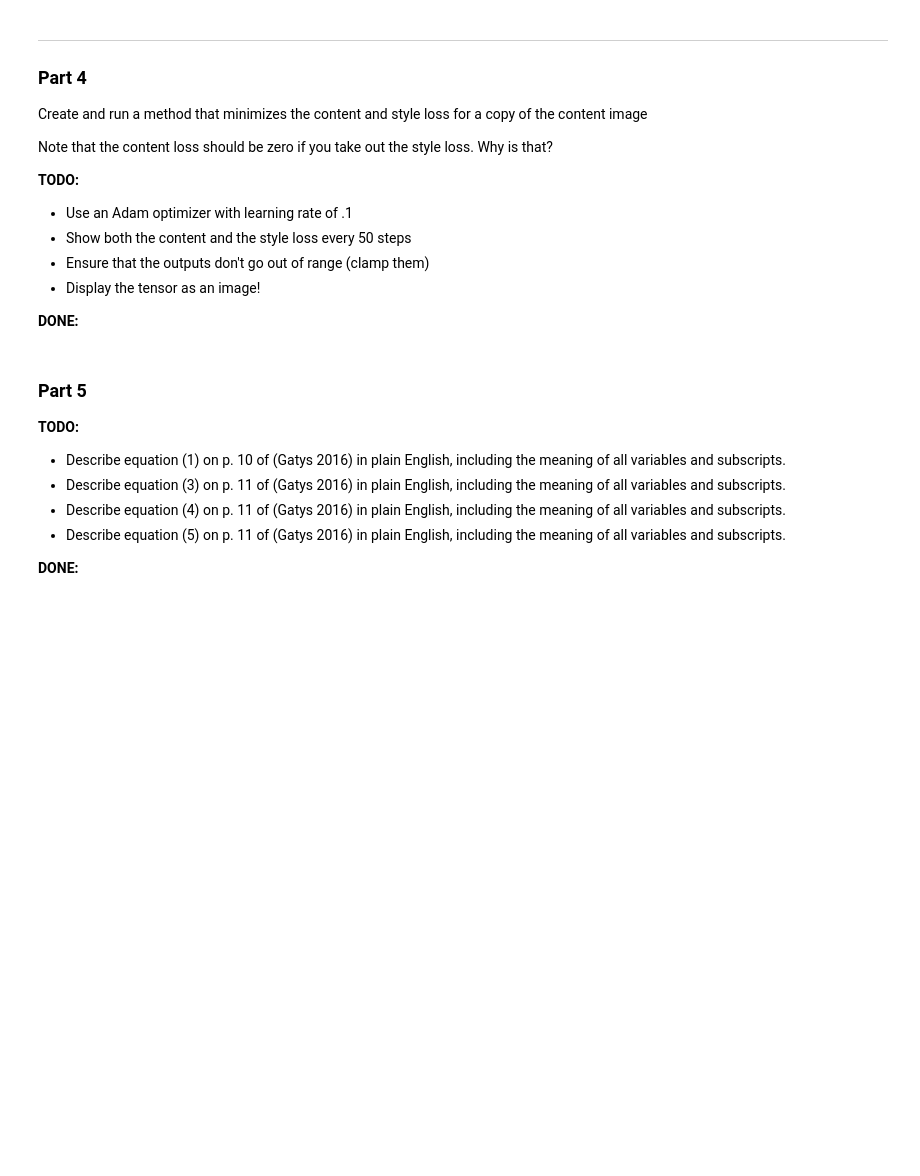
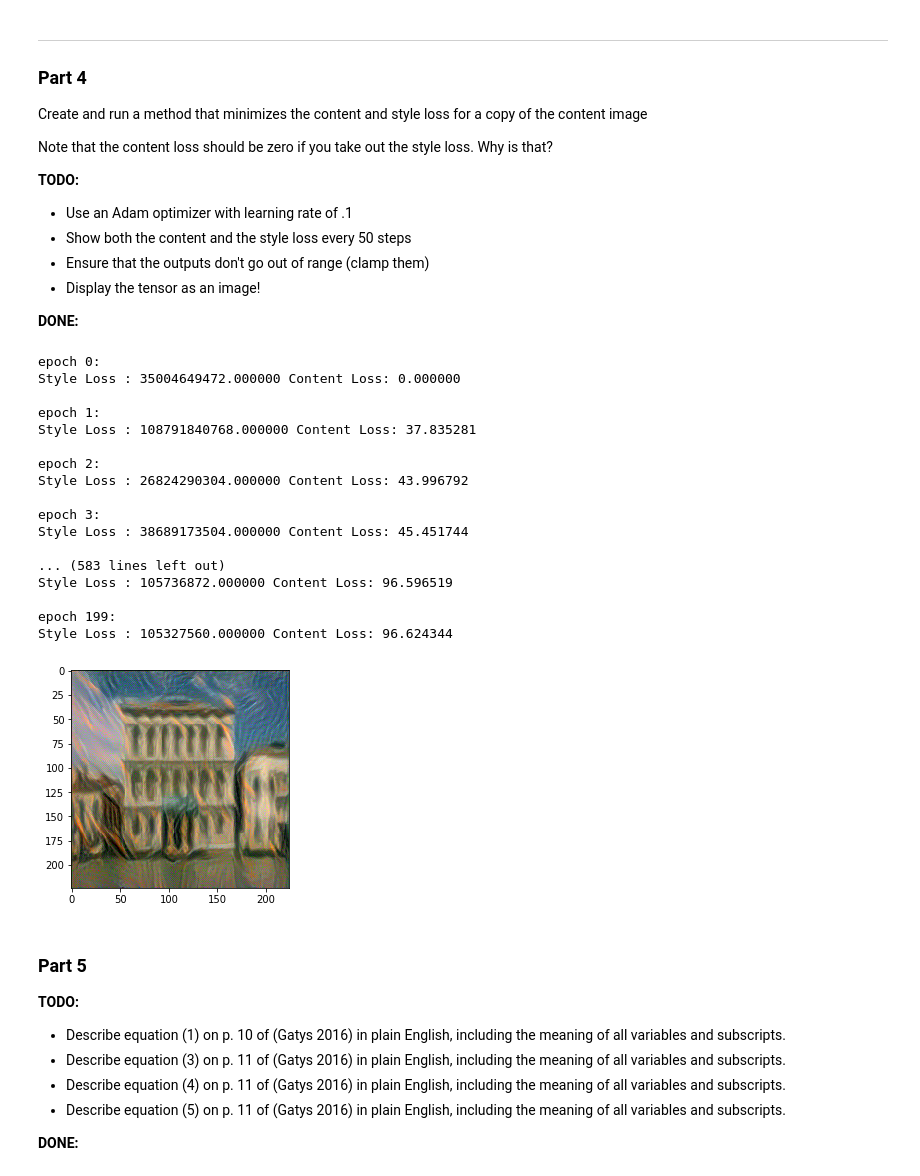
Before and after one commit to ALMerrill/cs474_labs_f2019, a Jupyter notebook: DL_Lab5.ipynb, the cells around one changed output. Cells and saved outputs as stored; diff of their text form; code cells hidden in the pictures; blank space fills up the shorter version.

```diff
--- a/DL_Lab5.ipynb
+++ b/DL_Lab5.ipynb
@@ -131,7 +137,7 @@ class VGGIntermediate(nn.Module):
     super(VGGIntermediate, self).__init__()
     self.norm = Normalization().eval()
     self.intermediates = {}
-    self.vgg = models.vgg19(pretrained=True).features.eval()
+    self.vgg = models.vgg19(pretrained=True).features.eval().cuda()
     for i, m in enumerate(self.vgg.children()):
         if isinstance(m, nn.ReLU):   # we want to set the relu layers to NOT do the relu in place.
           m.inplace = False          # the model has a hard time going backwards on the in place functions.
@@ -152,15 +158,17 @@ vgg_names = ["conv1_1", "relu1_1", "conv1_2", "relu1_2", "maxpool1", "conv2_1",
 # Choose the layers to use for style and content transfer
 content_layers = ['conv5_3']
 style_layers = ['conv1_1', 'conv2_1', 'conv3_1', 'conv4_1', 'conv5_1']
+all_layers = ['conv1_1', 'conv2_1', 'conv3_1', 'conv4_1', 'conv5_1', 'conv5_3']
 content_indeces = [vgg_names.index(name) for name in content_layers]
 style_indeces = [vgg_names.index(name) for name in style_layers]
+all_indeces = [vgg_names.index(name) for name in all_layers]
 
 # Create the vgg network in eval mode
 #  with our forward method that returns the outputs of the intermediate layers we requested
-vgg_style = VGGIntermediate(style_layers)
-vgg_content = VGGIntermediate(content_layers)
+vgg_style = VGGIntermediate(style_indeces)
+vgg_content = VGGIntermediate(content_indeces)
 
-vgg_generated = VGGIntermediate(content_layers.extend(style_layers))
+vgg_generated = VGGIntermediate(all_indeces)
 
 
 
@@ -222,18 +233,14 @@ class ContentLoss(nn.Module):
 
 class StyleLoss(nn.Module):
   def __init__(self, target):
+    super(StyleLoss, self).__init__()
     self.target = gram_matrix(target).detach()
 
   def forward(self, x):
     gram = gram_matrix(x)
     return F.mse_loss(gram, self.target)
 
-# Instantiate a content loss module for each content layer
-#  with the content reference image outputs for that layer for comparison
-
-content_loss_modules = {layer: ContentLoss(content_outputs[layer] for layer in content_indeces)
-# Instantiate a sytle loss module for each style layer
-#  with the style reference image outputs for that layer for comparison
+content_loss_modules = {layer: ContentLoss(content_outputs[layer]) for layer in content_indeces}
 style_loss_modules = {layer: StyleLoss(style_outputs[layer]) for layer in style_indeces}
 # %% [markdown]
 ___
@@ -254,35 +261,58 @@ Note that the content loss should be zero if you take out the style loss. Why is
 # %%
 # Start with a copy of the content image
 input_image = content_image.clone()
 
 # Run the optimizer on the images to change the image
 #  using the loss of the style and content layers
 #  to backpropagate errors
 
-def style_transfer()
-  optimizer = optim.Adam([input_img.requires_grad_()], lr=0.1)
+optimizer = optim.Adam([input_image.requires_grad_()], lr=0.1)
 
 EPOCHS = 200
+w_content = 1
+w_style = 1000000
 
 for epoch in range(EPOCHS):
   optimizer.zero_grad()
   input_image.data.clamp_(0, 1)
   imgs = vgg_generated(input_image)
   content_loss = 0
   for layer in content_indeces:
     content_loss += content_loss_modules[layer](imgs[layer])
 
   style_loss = 0
   for layer in style_indeces:
     style_loss += style_loss_modules[layer](imgs[layer])
 
-  loss = content_loss * w_cl + style_loss * w_sl
+  loss = content_loss * w_content + style_loss * w_style
   loss.backward()
   optimizer.step()
+  print("epoch {}:".format(epoch))
+  print('Style Loss : {:4f} Content Loss: {:4f}'.format(
+      style_loss.item(), content_loss.item()))
+  print()
 
 input_image.data.clamp_(0, 1)
 display(input_image)
-#test
+# %% [output]
+epoch 0:
+Style Loss : 35004649472.000000 Content Loss: 0.000000
+
+epoch 1:
+Style Loss : 108791840768.000000 Content Loss: 37.835281
+
+epoch 2:
+Style Loss : 26824290304.000000 Content Loss: 43.996792
+
+epoch 3:
+Style Loss : 38689173504.000000 Content Loss: 45.451744
+
+... (583 lines left out)
+Style Loss : 105736872.000000 Content Loss: 96.596519
+
+epoch 199:
+Style Loss : 105327560.000000 Content Loss: 96.624344
+[figure, added]
 # %% [markdown]
 ### Part 5
 
```
Also changed, not shown: parts of 2 cells of this notebook.
